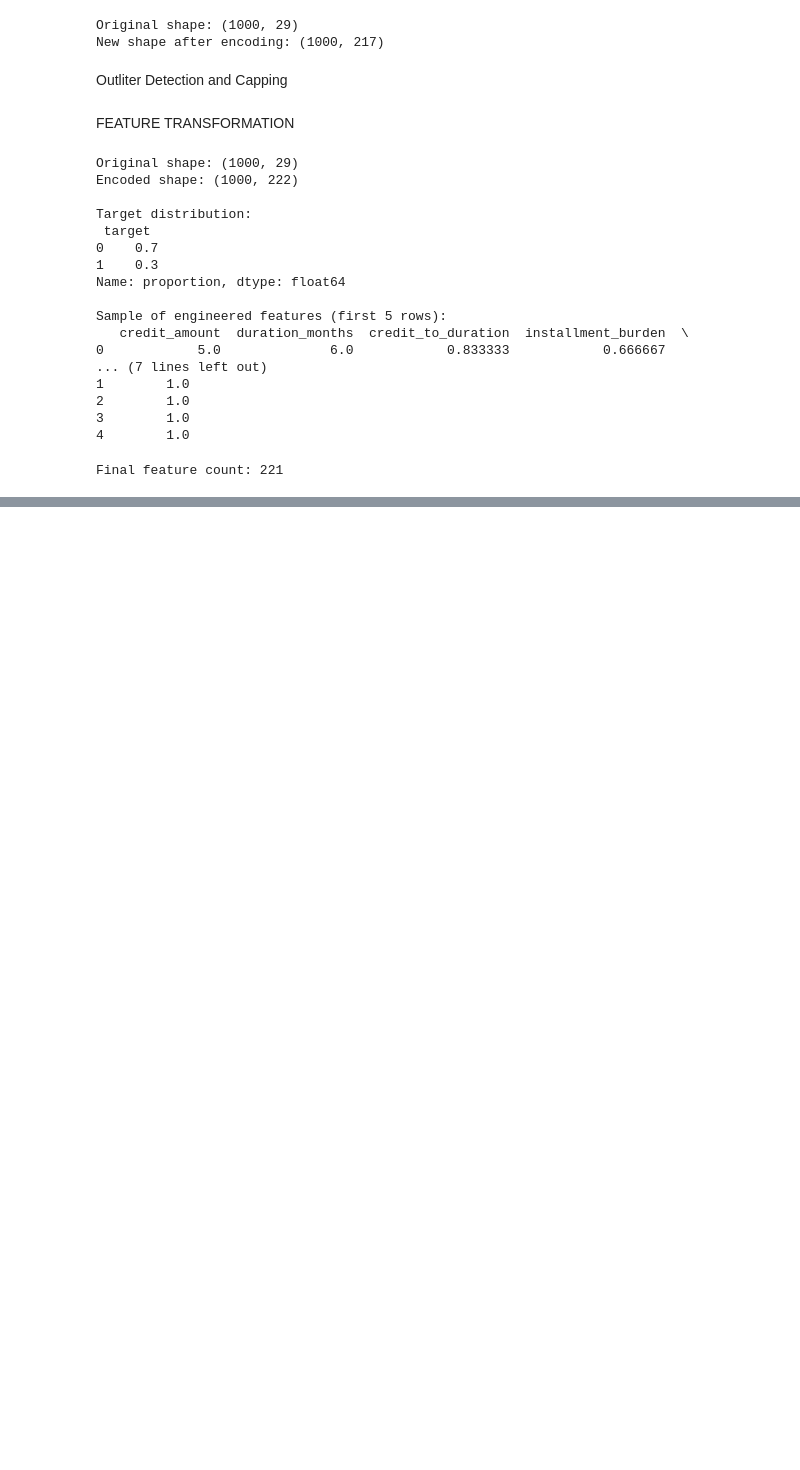
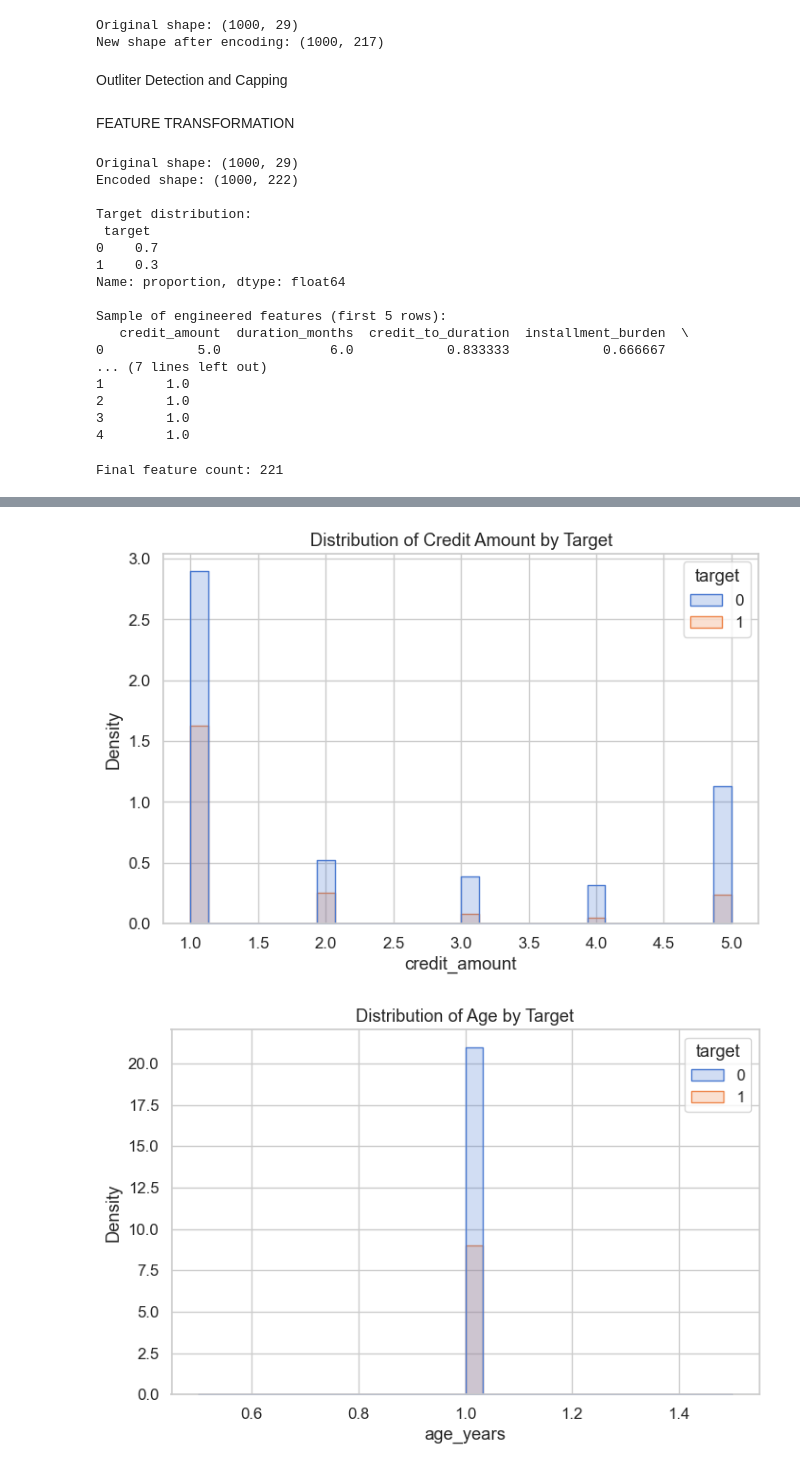
Before and after one commit to hitakshi2003/bootcamp_hitakshi_kulhare, a Jupyter notebook: project/SME Credit Risk.ipynb, the cells around one changed output, grey strips where cells are left out. Saved outputs shown, nothing was run; the diff lists cells and outputs as text; code cells hidden in the pictures; blank space fills up the shorter version.

```diff
--- a/project/SME Credit Risk.ipynb
+++ b/project/SME Credit Risk.ipynb
@@ -275,0 +478,23 @@ Final feature count: 221
+# %%
+
+# -------------------------------
+# 4. Class-conditional histograms
+# -------------------------------
+# Safer class-conditional histograms (without kde)
+plt.figure(figsize=(8,5))
+sns.histplot(data=df, x="credit_amount", hue="target", bins=30, element="step", stat="density")
+plt.title("Distribution of Credit Amount by Target")
+plt.show()
+
+plt.figure(figsize=(8,5))
+sns.histplot(data=df, x="age_years", hue="target", bins=30, element="step", stat="density")
+plt.title("Distribution of Age by Target")
+plt.show()
+
+plt.figure(figsize=(8,5))
+sns.histplot(data=df, x="duration_months", hue="target", bins=30, element="step", stat="density")
+plt.title("Distribution of Duration by Target")
+plt.show()
+# %% [output]
+[figure, added]
+[figure, added]
```
Also changed, not shown: parts of 20 cells of this notebook, 1 other file.
